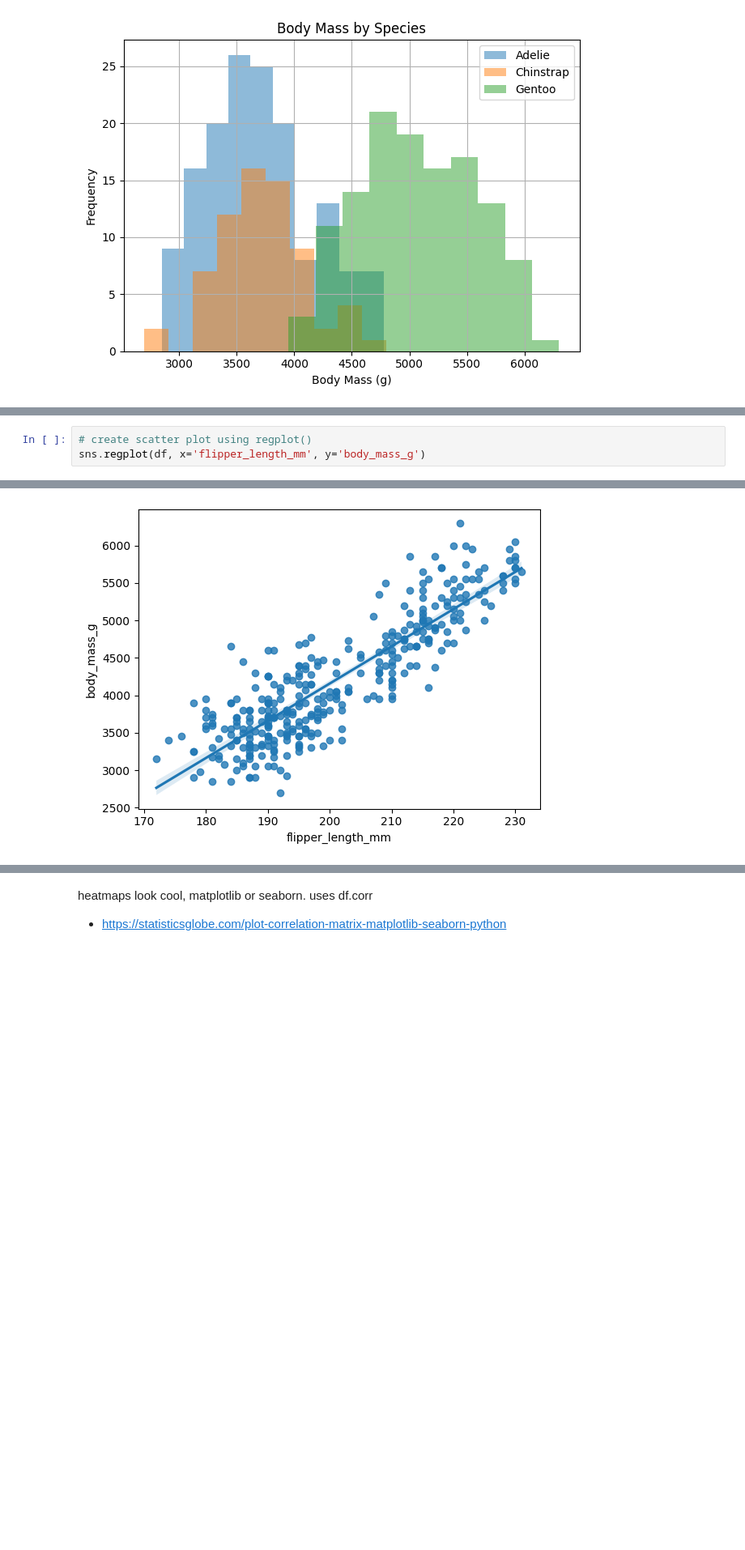
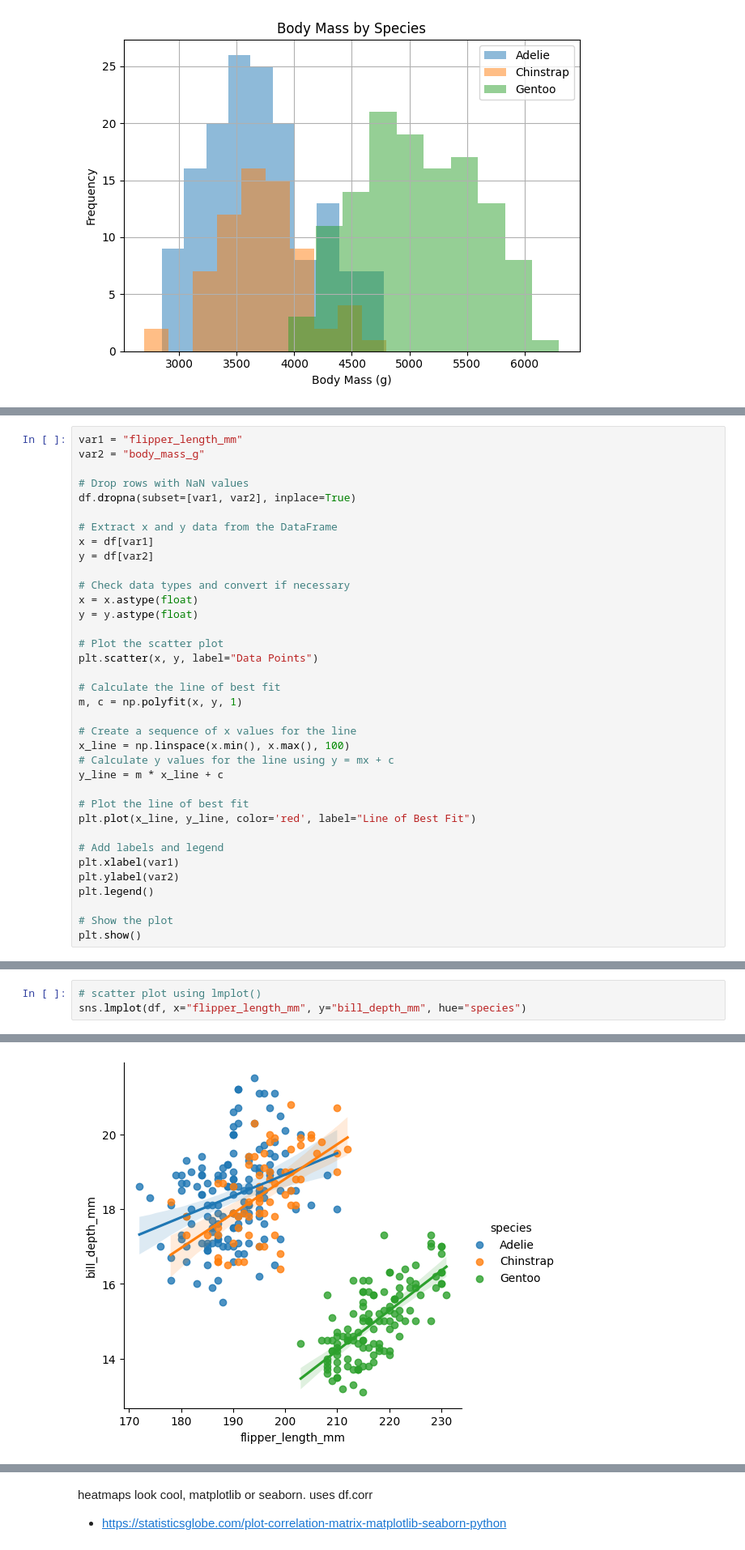
Before and after one commit to holmstead/principles_of_data_analytics, a Jupyter notebook: penguins.ipynb, the cells around one changed output, grey strips where cells are left out. Shown at 81% size. Saved outputs shown, nothing was run; the diff lists cells and outputs as text; blank space fills up the shorter version.

```diff
--- a/penguins.ipynb
+++ b/penguins.ipynb
@@ -534,0 +559,36 @@ plt.tight_layout()
+# %%
+var1 = "flipper_length_mm"
+var2 = "body_mass_g"
+
+# Drop rows with NaN values
+df.dropna(subset=[var1, var2], inplace=True)
+
+# Extract x and y data from the DataFrame
+x = df[var1]
+y = df[var2]
+
+# Check data types and convert if necessary
+x = x.astype(float)
+y = y.astype(float)
+
+# Plot the scatter plot
+plt.scatter(x, y, label="Data Points")
+
+# Calculate the line of best fit
+m, c = np.polyfit(x, y, 1)
+
+# Create a sequence of x values for the line
+x_line = np.linspace(x.min(), x.max(), 100)
+# Calculate y values for the line using y = mx + c
+y_line = m * x_line + c
+
+# Plot the line of best fit
+plt.plot(x_line, y_line, color='red', label="Line of Best Fit")
+
+# Add labels and legend
+plt.xlabel(var1)
+plt.ylabel(var2)
+plt.legend()
+
+# Show the plot
+plt.show()
@@ -543,4 +641,4 @@ Can we fit a line to it? Apparently [regplot](https://seaborn.pydata.org/generat
 # %%
-# create scatter plot using regplot()
-sns.regplot(df, x='flipper_length_mm', y='body_mass_g')
+# scatter plot using lmplot()
+sns.lmplot(df, x="flipper_length_mm", y="bill_depth_mm", hue="species")
 # %% [output]
@@ -548 +646 @@ sns.regplot(df, x='flipper_length_mm', y='body_mass_g')
-[figure, old version]
+[figure, new version]
```
Also changed, not shown: parts of 24 cells of this notebook.
